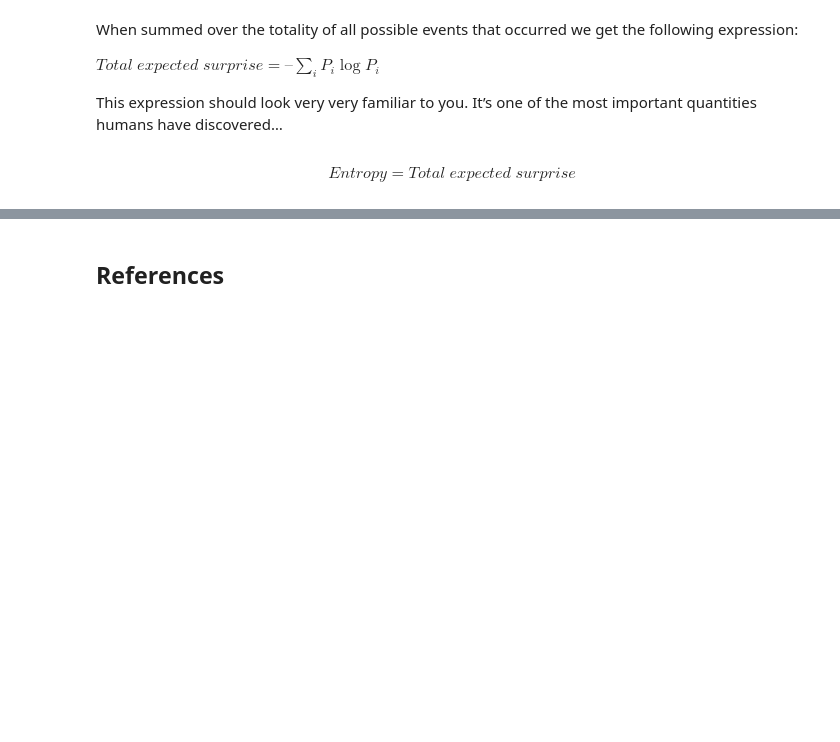
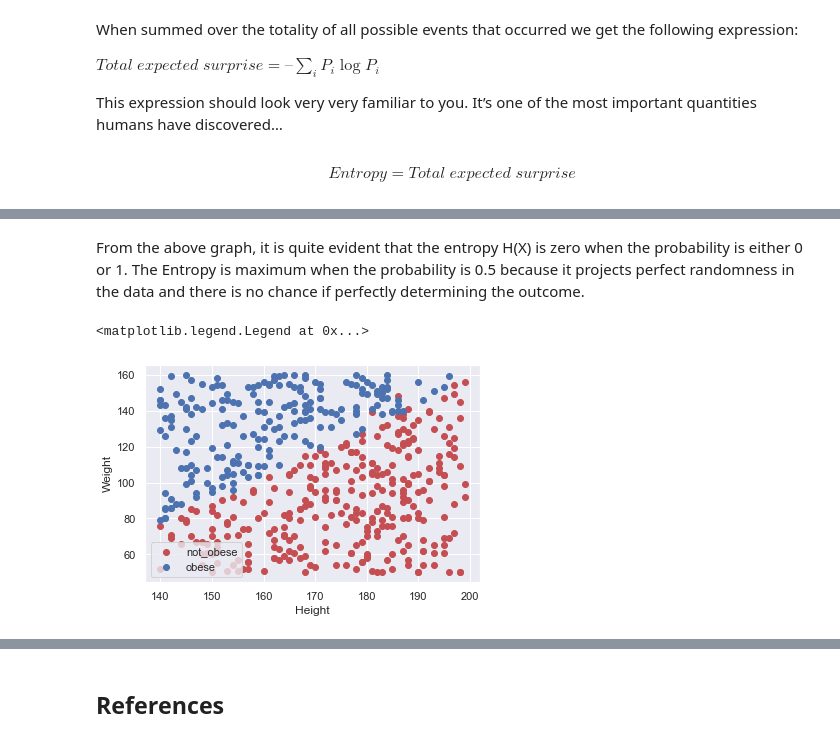
Before and after one commit to daodavid/classic-ML, a Jupyter notebook: notes/decision_tree.ipynb, the cells around one changed output, grey strips where cells are left out. Saved outputs shown, nothing was run; the diff lists cells and outputs as text; code cells hidden in the pictures; blank space fills up the shorter version.

```diff
--- a/notes/decision_tree.ipynb
+++ b/notes/decision_tree.ipynb
@@ -43,3 +43,6 @@ def pr(string): printmd('***{}***'.format(string))
     </ul>
 </font>
  </h6>
+# %%
+df = pd.read_csv("../resources/500_Person_Gender_Height_Weight_Index.csv")
+df.head()
@@ -45,0 +56,3 @@ def pr(string): printmd('***{}***'.format(string))
+# %%
+df['obese'] = (df['Index']>4).astype(int)
+df.drop('Index',axis=1,inplace=True)
@@ -112,0 +154,13 @@ Total expected surprise is entropy. And entropy is a measure of uncertainty.
+# %% [markdown]
+From the above graph, it is quite evident that the entropy H(X) is zero when the probability is either 0 or 1. The Entropy is maximum when the probability is 0.5 because it projects perfect randomness in the data and there is no chance if perfectly determining the outcome.
+# %%
+is_ob = df[df['obese']==0].drop('obese',axis=1)
+ob = df[df['obese']==1].drop('obese',axis=1)
+plt.scatter(is_ob['Height'],is_ob['Weight'],color='r',label='not_obese')
+plt.scatter(ob['Height'],ob['Weight'],color='b',label='obese')
+plt.xlabel('Height')
+plt.ylabel('Weight')
+plt.legend()
+# %% [output]
+<matplotlib.legend.Legend at 0x...>
+[figure, added]
```
Also changed, not shown: parts of 22 cells of this notebook.
